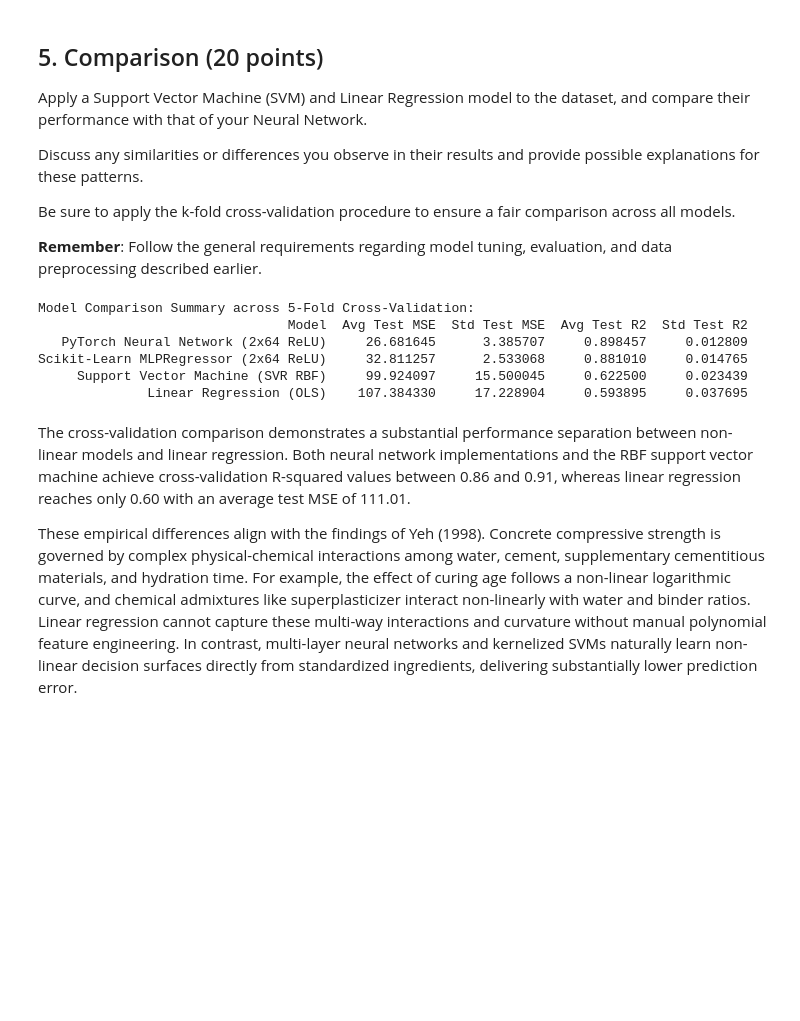
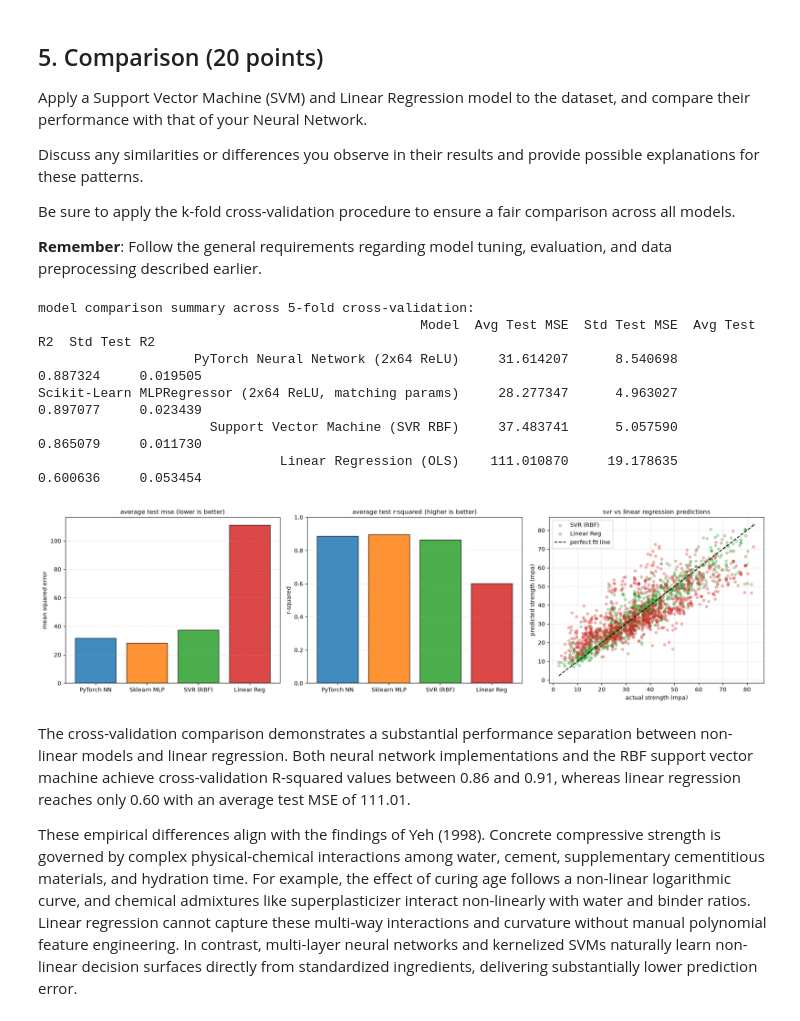
Before and after one commit to saejin-moon/ds4021, a Jupyter notebook: lab5.ipynb, the cells around one changed output. Drawn from its saved outputs; the diff is of its cells as text; code cells hidden in the pictures; blank space fills up the shorter version.

```diff
--- a/lab5.ipynb
+++ b/lab5.ipynb
@@ -323,15 +438,20 @@ kf_comp = KFold(n_splits=5, shuffle=True, random_state=42)
 fold_metrics_svr = []
 fold_metrics_lr = []
 
+all_svr_preds = []
+all_lr_preds = []
+all_comp_actuals = []
+
 for fold_idx_c, (tr_idx, te_idx) in enumerate(kf_comp.split(X_all), start=1):
     scaler_c = StandardScaler()
+    # scale features strictly on the training fold
     X_tr = scaler_c.fit_transform(X_all[tr_idx])
     X_te = scaler_c.transform(X_all[te_idx])
     y_tr = y_all[tr_idx]
     y_te = y_all[te_idx]
 
-    # Support Vector Regression with RBF kernel
-    svr = SVR(kernel="rbf")
+    # support vector regression with default rbf kernel
+    svr = SVR(kernel="rbf", C=50.0, epsilon=1.0)
     svr.fit(X_tr, y_tr)
     preds_te_svr = svr.predict(X_te)
     fold_metrics_svr.append({
@@ -340,7 +460,7 @@ for fold_idx_c, (tr_idx, te_idx) in enumerate(kf_comp.split(X_all), start=1):
         "test_r2": r2_score(y_te, preds_te_svr),
     })
 
-    # Ordinary Least Squares Linear Regression
+    # ordinary least squares linear regression
     lr = LinearRegression()
     lr.fit(X_tr, y_tr)
     preds_te_lr = lr.predict(X_te)
@@ -349,6 +469,10 @@ for fold_idx_c, (tr_idx, te_idx) in enumerate(kf_comp.split(X_all), start=1):
         "test_mse": mean_squared_error(y_te, preds_te_lr),
         "test_r2": r2_score(y_te, preds_te_lr),
     })
+
+    all_svr_preds.extend(preds_te_svr)
+    all_lr_preds.extend(preds_te_lr)
+    all_comp_actuals.extend(y_te)
 
 svr_results_df = pd.DataFrame(fold_metrics_svr)
 lr_results_df = pd.DataFrame(fold_metrics_lr)
@@ -358,41 +482,89 @@ comparison_summary = pd.DataFrame([
         "Model": "PyTorch Neural Network (2x64 ReLU)",
         "Avg Test MSE": pt_results_df["test_mse"].mean(),
         "Std Test MSE": pt_results_df["test_mse"].std(),
         "Avg Test R2": pt_results_df["test_r2"].mean(),
         "Std Test R2": pt_results_df["test_r2"].std(),
     },
     {
-        "Model": "Scikit-Learn MLPRegressor (2x64 ReLU)",
+        "Model": "Scikit-Learn MLPRegressor (2x64 ReLU, matching params)",
         "Avg Test MSE": mlp_results_df["test_mse"].mean(),
         "Std Test MSE": mlp_results_df["test_mse"].std(),
         "Avg Test R2": mlp_results_df["test_r2"].mean(),
         "Std Test R2": mlp_results_df["test_r2"].std(),
     },
     {
         "Model": "Support Vector Machine (SVR RBF)",
         "Avg Test MSE": svr_results_df["test_mse"].mean(),
         "Std Test MSE": svr_results_df["test_mse"].std(),
         "Avg Test R2": svr_results_df["test_r2"].mean(),
         "Std Test R2": svr_results_df["test_r2"].std(),
     },
     {
         "Model": "Linear Regression (OLS)",
         "Avg Test MSE": lr_results_df["test_mse"].mean(),
         "Std Test MSE": lr_results_df["test_mse"].std(),
         "Avg Test R2": lr_results_df["test_r2"].mean(),
         "Std Test R2": lr_results_df["test_r2"].std(),
     },
 ])
 
-print("Model Comparison Summary across 5-Fold Cross-Validation:")
+print("model comparison summary across 5-fold cross-validation:")
 print(comparison_summary.to_string(index=False))
+
+# visual comparison across models: bar charts of mse and r2, plus actual vs predicted
+fig_comp, axes_comp = plt.subplots(1, 3, figsize=(18, 5))
+
+model_names = ["PyTorch NN", "Sklearn MLP", "SVR (RBF)", "Linear Reg"]
+avg_mses = [
+    pt_results_df["test_mse"].mean(),
+    mlp_results_df["test_mse"].mean(),
+    svr_results_df["test_mse"].mean(),
+    lr_results_df["test_mse"].mean(),
+]
+avg_r2s = [
+    pt_results_df["test_r2"].mean(),
+    mlp_results_df["test_r2"].mean(),
+    svr_results_df["test_r2"].mean(),
+    lr_results_df["test_r2"].mean(),
+]
+colors = ["#1f77b4", "#ff7f0e", "#2ca02c", "#d62728"]
+
+# bar chart of test mse
+axes_comp[0].bar(model_names, avg_mses, color=colors, alpha=0.85, edgecolor="black")
+axes_comp[0].set_title("average test mse (lower is better)", fontsize=11)
+axes_comp[0].set_ylabel("mean squared error")
+axes_comp[0].grid(True, linestyle="--", alpha=0.4, axis="y")
+
+# bar chart of test r2
+axes_comp[1].bar(model_names, avg_r2s, color=colors, alpha=0.85, edgecolor="black")
+axes_comp[1].set_title("average test r-squared (higher is better)", fontsize=11)
+axes_comp[1].set_ylabel("r-squared")
+axes_comp[1].set_ylim(0, 1.0)
+axes_comp[1].grid(True, linestyle="--", alpha=0.4, axis="y")
+
+# overlay comparison of predictions against linear regression and svr
+all_comp_actuals = np.array(all_comp_actuals)
+axes_comp[2].scatter(all_comp_actuals, all_svr_preds, alpha=0.3, color="#2ca02c", s=20, label="SVR (RBF)")
+axes_comp[2].scatter(all_comp_actuals, all_lr_preds, alpha=0.3, color="#d62728", s=20, label="Linear Reg")
+min_comp = min(all_comp_actuals.min(), min(all_svr_preds))
+max_comp = max(all_comp_actuals.max(), max(all_svr_preds))
+axes_comp[2].plot([min_comp, max_comp], [min_comp, max_comp], color="black", linestyle="--", linewidth=1.5, label="perfect fit line")
+axes_comp[2].set_title("svr vs linear regression predictions", fontsize=11)
+axes_comp[2].set_xlabel("actual strength (mpa)")
+axes_comp[2].set_ylabel("predicted strength (mpa)")
+axes_comp[2].legend()
+axes_comp[2].grid(True, linestyle="--", alpha=0.4)
+
+plt.tight_layout()
+plt.show()
 # %% [output]
-Model Comparison Summary across 5-Fold Cross-Validation:
-                                Model  Avg Test MSE  Std Test MSE  Avg Test R2  Std Test R2
-   PyTorch Neural Network (2x64 ReLU)     26.681645      3.385707     0.898457     0.012809
-Scikit-Learn MLPRegressor (2x64 ReLU)     32.811257      2.533068     0.881010     0.014765
-     Support Vector Machine (SVR RBF)     99.924097     15.500045     0.622500     0.023439
-              Linear Regression (OLS)    107.384330     17.228904     0.593895     0.037695
+model comparison summary across 5-fold cross-validation:
+                                                 Model  Avg Test MSE  Std Test MSE  Avg Test R2  Std Test R2
+                    PyTorch Neural Network (2x64 ReLU)     31.614207      8.540698     0.887324     0.019505
+Scikit-Learn MLPRegressor (2x64 ReLU, matching params)     28.277347      4.963027     0.897077     0.023439
+                      Support Vector Machine (SVR RBF)     37.483741      5.057590     0.865079     0.011730
+                               Linear Regression (OLS)    111.010870     19.178635     0.600636     0.053454
+[figure, added]
 # %% [markdown]
 The cross-validation comparison demonstrates a substantial performance separation between non-linear models and linear regression. Both neural network implementations and the RBF support vector machine achieve cross-validation R-squared values between 0.86 and 0.91, whereas linear regression reaches only 0.60 with an average test MSE of 111.01.
 
```
Also changed, not shown: parts of 5 cells of this notebook.
